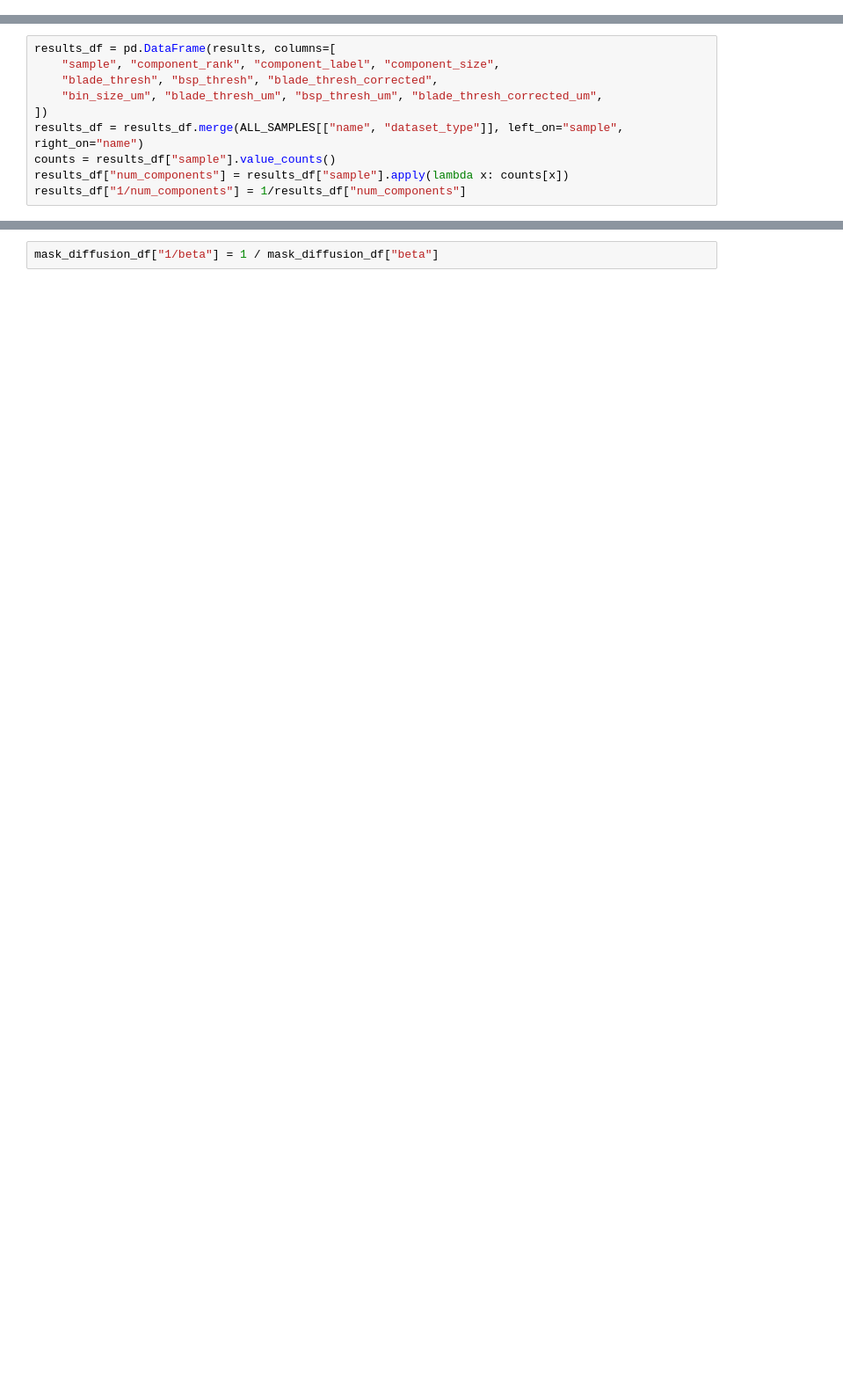
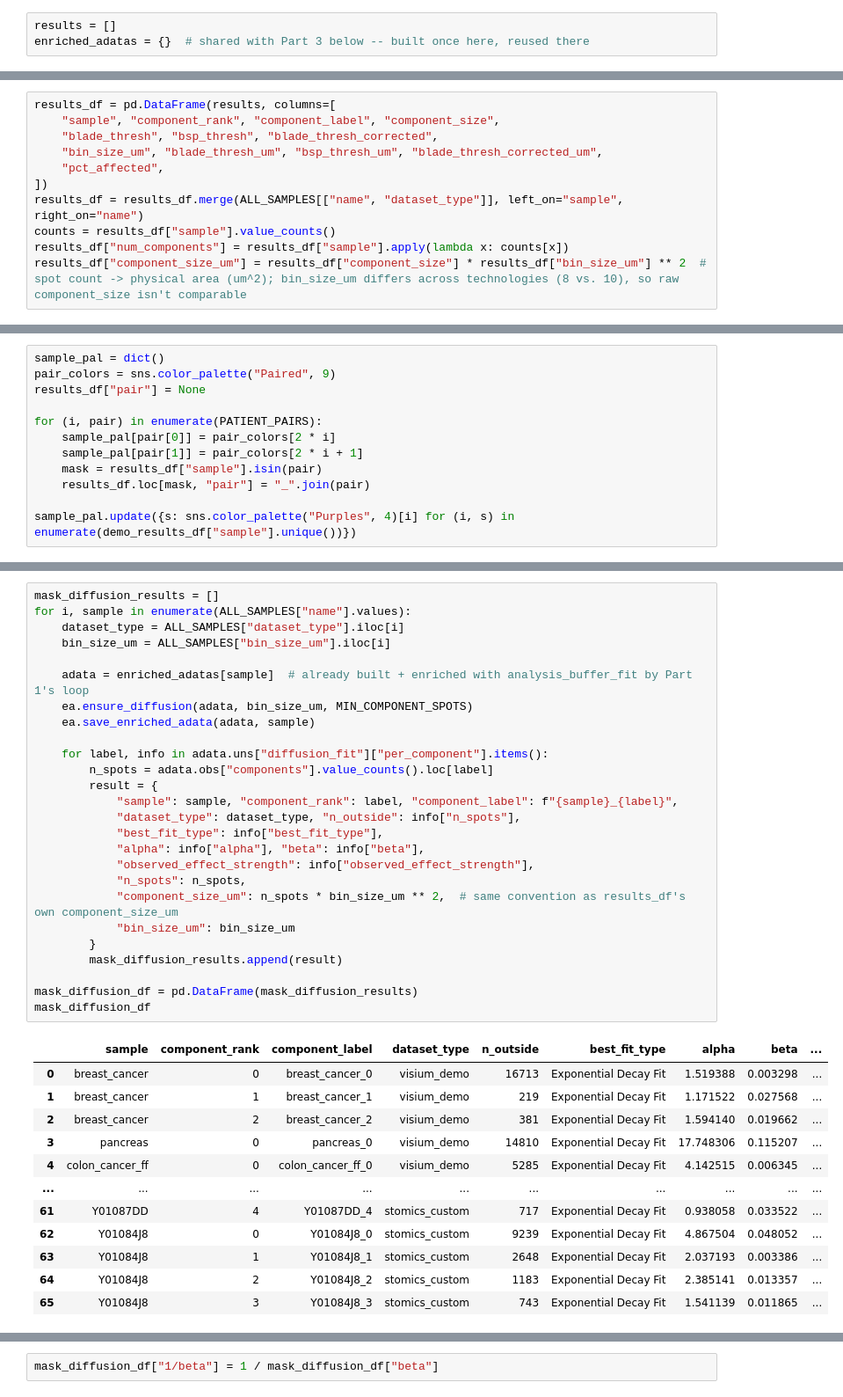
Before and after one commit to uderhardtlab/truncated_graphs, a Jupyter notebook: notebooks/ST.ipynb, the cells around one changed output, grey strips where cells are left out. Shown at 88% size. Cells and saved outputs as stored; diff of their text form; blank space fills up the shorter version.

```diff
--- a/notebooks/ST.ipynb
+++ b/notebooks/ST.ipynb
@@ -73,0 +21,3 @@ Y01084J8: 4 component(s) > 1000 spots
+# %%
+results = []
+enriched_adatas = {}  # shared with Part 3 below -- built once here, reused there
@@ -76,8 +76,9 @@ results_df = pd.DataFrame(results, columns=[
     "sample", "component_rank", "component_label", "component_size",
     "blade_thresh", "bsp_thresh", "blade_thresh_corrected",
     "bin_size_um", "blade_thresh_um", "bsp_thresh_um", "blade_thresh_corrected_um",
+    "pct_affected",
 ])
 results_df = results_df.merge(ALL_SAMPLES[["name", "dataset_type"]], left_on="sample", right_on="name")
 counts = results_df["sample"].value_counts()
 results_df["num_components"] = results_df["sample"].apply(lambda x: counts[x])
-results_df["1/num_components"] = 1/results_df["num_components"]
+results_df["component_size_um"] = results_df["component_size"] * results_df["bin_size_um"] ** 2  # spot count -> physical area (um^2); bin_size_um differs across technologies (8 vs. 10), so raw component_size isn't comparable
@@ -240,0 +87,12 @@ mask_diffusion_df["beta"] = mask_diffusion_df["b_um"]  # 1/um, not 1/native-px -
+# %%
+sample_pal = dict()
+pair_colors = sns.color_palette("Paired", 9)
+results_df["pair"] = None
+
+for (i, pair) in enumerate(PATIENT_PAIRS):
+    sample_pal[pair[0]] = pair_colors[2 * i]
+    sample_pal[pair[1]] = pair_colors[2 * i + 1]
+    mask = results_df["sample"].isin(pair)
+    results_df.loc[mask, "pair"] = "_".join(pair)
+
+sample_pal.update({s: sns.color_palette("Purples", 4)[i] for (i, s) in enumerate(demo_results_df["sample"].unique())})
@@ -240,0 +123,39 @@ mask_diffusion_df["beta"] = mask_diffusion_df["b_um"]  # 1/um, not 1/native-px -
+# %%
+mask_diffusion_results = []
+for i, sample in enumerate(ALL_SAMPLES["name"].values):
+    dataset_type = ALL_SAMPLES["dataset_type"].iloc[i]
+    bin_size_um = ALL_SAMPLES["bin_size_um"].iloc[i]
+
+    adata = enriched_adatas[sample]  # already built + enriched with analysis_buffer_fit by Part 1's loop
+    ea.ensure_diffusion(adata, bin_size_um, MIN_COMPONENT_SPOTS)
+    ea.save_enriched_adata(adata, sample)
+
+    for label, info in adata.uns["diffusion_fit"]["per_component"].items():
+        n_spots = adata.obs["components"].value_counts().loc[label]
+        result = {
+            "sample": sample, "component_rank": label, "component_label": f"{sample}_{label}",
+            "dataset_type": dataset_type, "n_outside": info["n_spots"],
+            "best_fit_type": info["best_fit_type"],
+            "alpha": info["alpha"], "beta": info["beta"],
+            "observed_effect_strength": info["observed_effect_strength"],
+            "n_spots": n_spots,
+            "component_size_um": n_spots * bin_size_um ** 2,  # same convention as results_df's own component_size_um
+            "bin_size_um": bin_size_um
+        }
+        mask_diffusion_results.append(result)
+
+mask_diffusion_df = pd.DataFrame(mask_diffusion_results)
+mask_diffusion_df
+# %% [output]
+|  | sample | component_rank | component_label | dataset_type | n_outside | best_fit_type | alpha | beta | ... |
+| 0 | breast_cancer | 0 | breast_cancer_0 | visium_demo | 16713 | Exponential Decay Fit | 1.519388 | 0.003298 | ... |
+| 1 | breast_cancer | 1 | breast_cancer_1 | visium_demo | 219 | Exponential Decay Fit | 1.171522 | 0.027568 | ... |
+| 2 | breast_cancer | 2 | breast_cancer_2 | visium_demo | 381 | Exponential Decay Fit | 1.594140 | 0.019662 | ... |
+| 3 | pancreas | 0 | pancreas_0 | visium_demo | 14810 | Exponential Decay Fit | 17.748306 | 0.115207 | ... |
+| 4 | colon_cancer_ff | 0 | colon_cancer_ff_0 | visium_demo | 5285 | Exponential Decay Fit | 4.142515 | 0.006345 | ... |
+| ... | ... | ... | ... | ... | ... | ... | ... | ... | ... |
+| 61 | Y01087DD | 4 | Y01087DD_4 | stomics_custom | 717 | Exponential Decay Fit | 0.938058 | 0.033522 | ... |
+| 62 | Y01084J8 | 0 | Y01084J8_0 | stomics_custom | 9239 | Exponential Decay Fit | 4.867504 | 0.048052 | ... |
+| 63 | Y01084J8 | 1 | Y01084J8_1 | stomics_custom | 2648 | Exponential Decay Fit | 2.037193 | 0.003386 | ... |
+| 64 | Y01084J8 | 2 | Y01084J8_2 | stomics_custom | 1183 | Exponential Decay Fit | 2.385141 | 0.013357 | ... |
+| 65 | Y01084J8 | 3 | Y01084J8_3 | stomics_custom | 743 | Exponential Decay Fit | 1.541139 | 0.011865 | ... |
```
Also changed, not shown: parts of 28 cells of this notebook, 13 other files.
